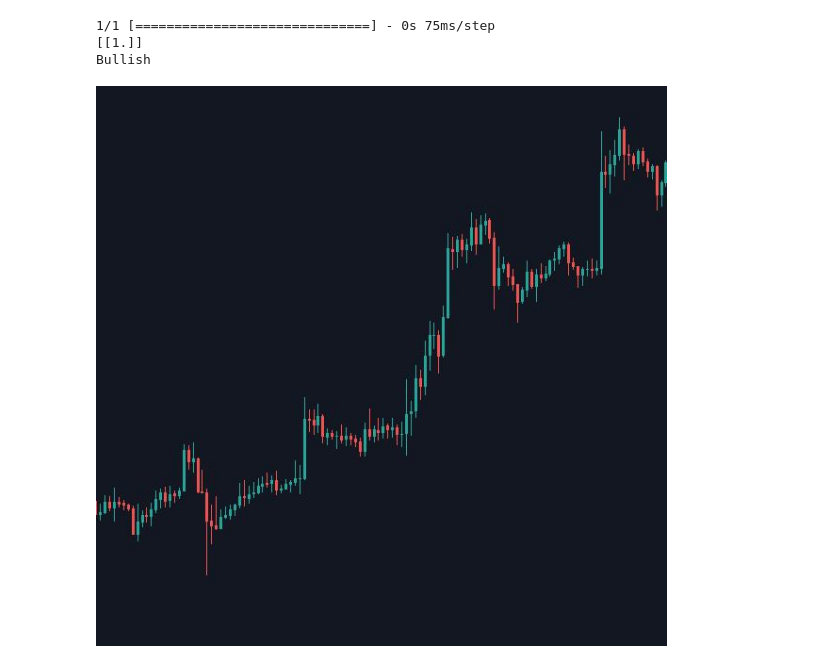
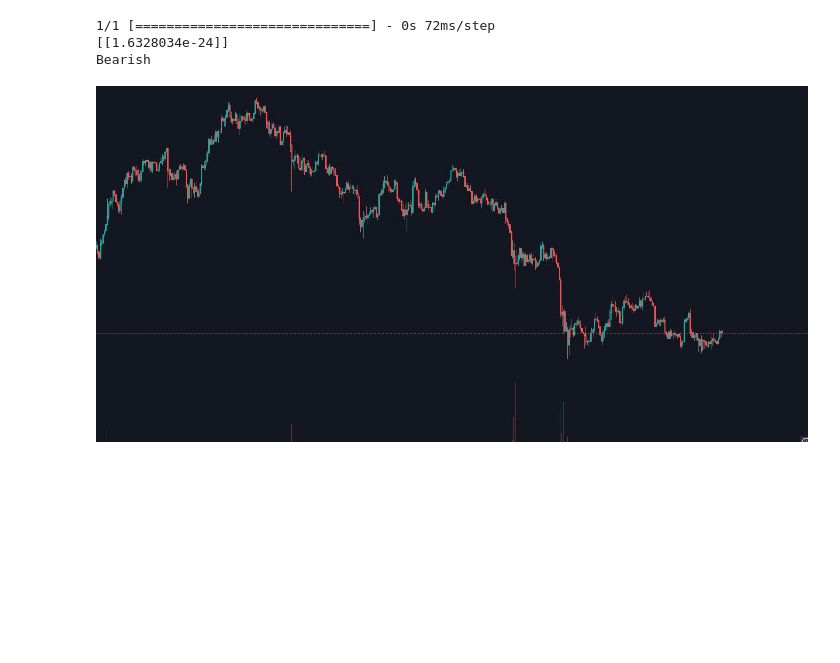
Before and after one commit to lgbongiolo/Convolutional-Neural-Network-Chart-Pattern-Recognition, a Jupyter notebook: CPR - 4 - Test Model.ipynb, the cells around one changed output. Drawn from its saved outputs; the diff is of its cells as text; code cells hidden in the pictures; blank space fills up the shorter version.

```diff
--- a/CPR - 4 - Test Model.ipynb
+++ b/CPR - 4 - Test Model.ipynb
@@ -15,3 +41,7 @@ if not sys.warnoptions:
+# %%
+#Test Images Folder
+
+folder = ("/home/semrival/Documents/Python Programs /Outspoken Market/Neuralprophet/Chart Pattern Image Recognition/Test Images/")
 # %%
 CATEGORIES = ["Bearish", "Bullish"]
 # %%
@@ -21,17 +51,19 @@ def prepare(filepath):
     new_array = cv2.resize(img_array, (IMG_SIZE, IMG_SIZE))
     return new_array.reshape(-1, IMG_SIZE, IMG_SIZE, 1)
 # %%
-model = tf.keras.models.load_model("Chart-Recognition-64x3-CNN.model")
 
-image = "chart16.jpg"
+model = tf.keras.models.load_model("/home/semrival/Documents/Python Programs /Outspoken Market/Neuralprophet/Chart Pattern Image Recognition/Chart-Recognition-64x3-CNN.model")
+
+
+image = folder + ("chart1.jpg")
 
 prediction = model.predict([prepare(image)])
 print(prediction)  # will be a list in a list.
 print(CATEGORIES[int(prediction[0][0])])
 
 Image(filename=image)
 # %% [output]
-1/1 [==============================] - 0s 75ms/step
-[[1.]]
-Bullish
+1/1 [==============================] - 0s 72ms/step
+[[1.6328034e-24]]
+Bearish
-[figure, old version]
+[figure, new version]
```
Also changed, not shown: parts of 3 cells of this notebook, 31 other files.
